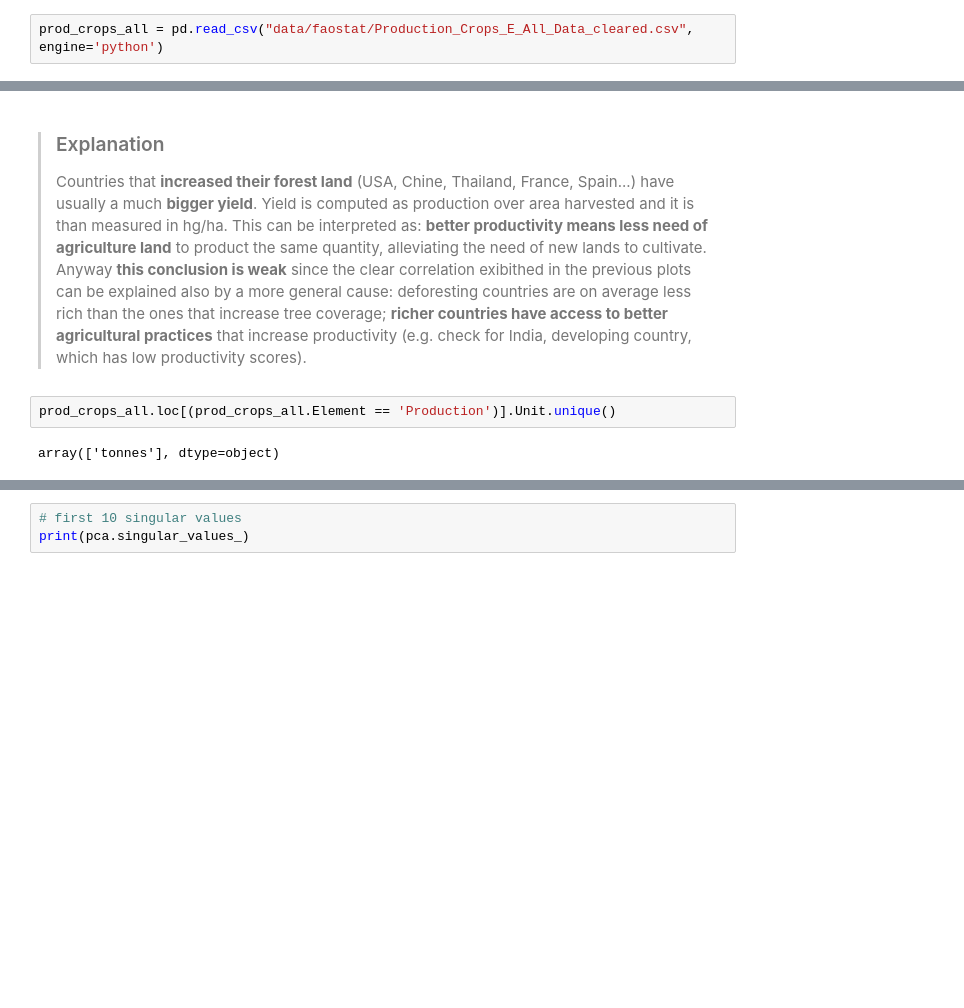
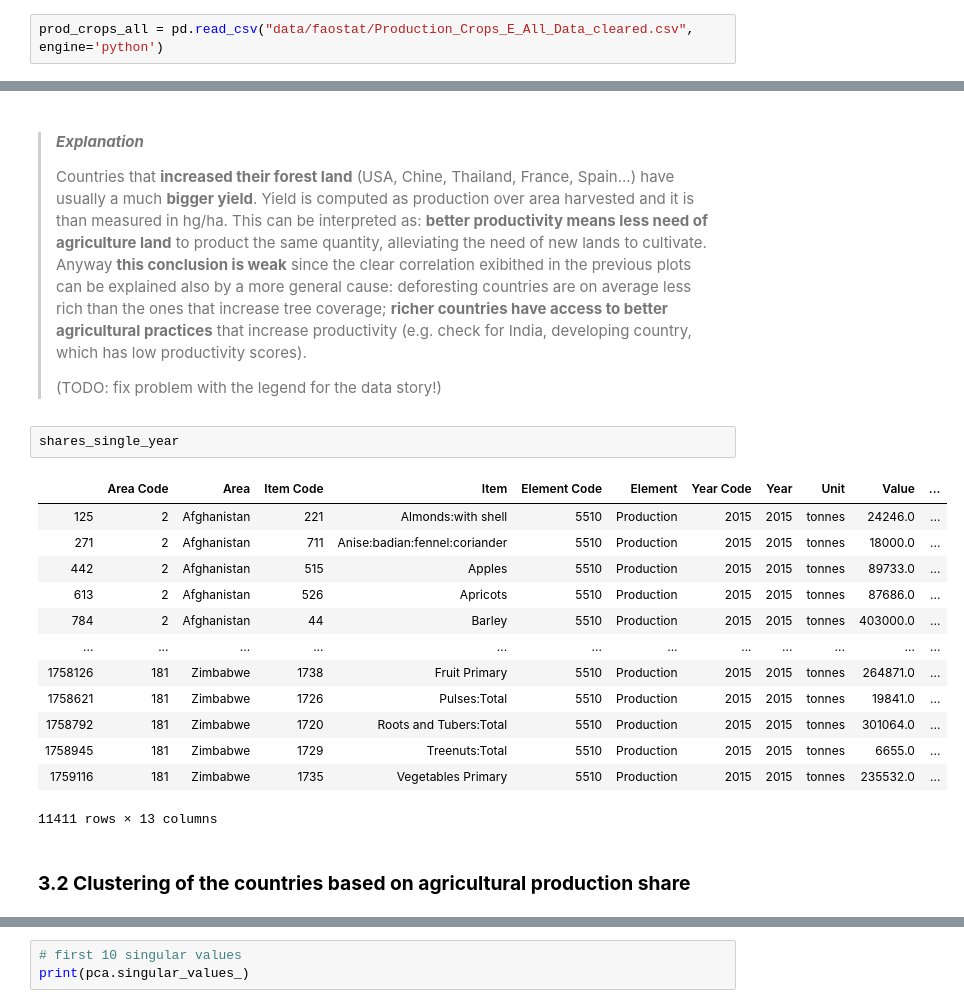
Before and after one commit to kostelansky17/disappearing_forests, a Jupyter notebook: Vidulis.ipynb, the cells around one changed output, grey strips where cells are left out. Saved outputs shown, nothing was run; the diff lists cells and outputs as text; blank space fills up the shorter version.

```diff
--- a/Vidulis.ipynb
+++ b/Vidulis.ipynb
@@ -606,7 +606,23 @@ yield_differences_in_top_10s('Maize', 2000)
 # %% [markdown]
-> ### Explanation
+> #### ***Explanation***
 > Countries that **increased their forest land** (USA, Chine, Thailand, France, Spain...) have usually a much **bigger yield**. Yield is computed as production over area harvested and it is than measured in hg/ha. This can be interpreted as: **better productivity means less need of agriculture land** to product the same quantity, alleviating the need of new lands to cultivate. Anyway **this conclusion is weak** since the clear correlation exibithed in the previous plots can be explained also by a more general cause: deforesting countries are on average less rich than the ones that increase tree coverage; **richer countries have access to better agricultural practices** that increase productivity (e.g. check for India, developing country, which has low productivity scores).
+>
+> (TODO: fix problem with the legend for the data story!)
-# %%
-prod_crops_all.loc[(prod_crops_all.Element == 'Production')].Unit.unique()
-# %% [output]
-array(['tonnes'], dtype=object)
+# %%
+shares_single_year
+# %% [output]
+|  | Area Code | Area | Item Code | Item | Element Code | Element | Year Code | Year | Unit | Value | ... |
+| 125 | 2 | Afghanistan | 221 | Almonds:with shell | 5510 | Production | 2015 | 2015 | tonnes | 24246.0 | ... |
+| 271 | 2 | Afghanistan | 711 | Anise:badian:fennel:coriander | 5510 | Production | 2015 | 2015 | tonnes | 18000.0 | ... |
+| 442 | 2 | Afghanistan | 515 | Apples | 5510 | Production | 2015 | 2015 | tonnes | 89733.0 | ... |
+| 613 | 2 | Afghanistan | 526 | Apricots | 5510 | Production | 2015 | 2015 | tonnes | 87686.0 | ... |
+| 784 | 2 | Afghanistan | 44 | Barley | 5510 | Production | 2015 | 2015 | tonnes | 403000.0 | ... |
+| ... | ... | ... | ... | ... | ... | ... | ... | ... | ... | ... | ... |
+| 1758126 | 181 | Zimbabwe | 1738 | Fruit Primary | 5510 | Production | 2015 | 2015 | tonnes | 264871.0 | ... |
+| 1758621 | 181 | Zimbabwe | 1726 | Pulses:Total | 5510 | Production | 2015 | 2015 | tonnes | 19841.0 | ... |
+| 1758792 | 181 | Zimbabwe | 1720 | Roots and Tubers:Total | 5510 | Production | 2015 | 2015 | tonnes | 301064.0 | ... |
+| 1758945 | 181 | Zimbabwe | 1729 | Treenuts:Total | 5510 | Production | 2015 | 2015 | tonnes | 6655.0 | ... |
+| 1759116 | 181 | Zimbabwe | 1735 | Vegetables Primary | 5510 | Production | 2015 | 2015 | tonnes | 235532.0 | ... |
+11411 rows × 13 columns
+# %% [markdown]
+### **3.2 Clustering of the countries based on agricultural production share**
```
Also changed, not shown: parts of 19 cells of this notebook.
